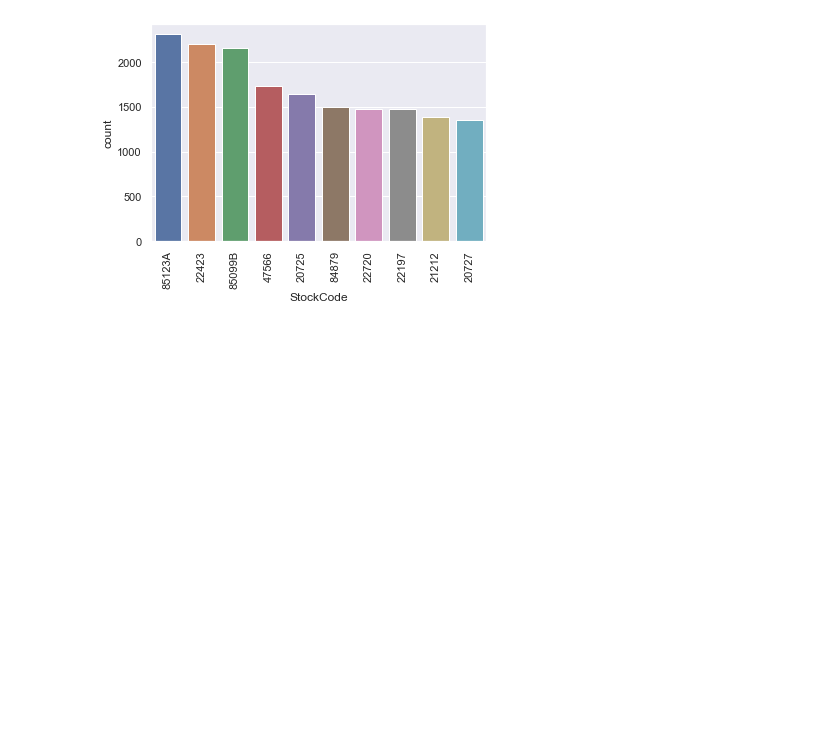
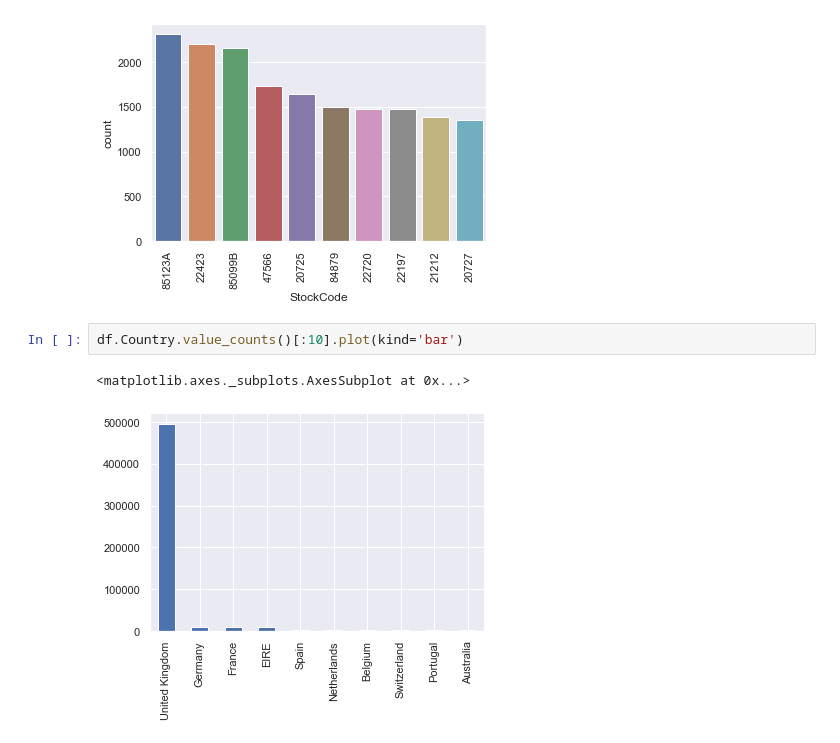
Before and after one commit to arnavdutta/Market-Basket-Analysis, a Jupyter notebook: market-basket-analysis.ipynb, the cells around one changed output. Cells and saved outputs as stored; diff of their text form; blank space fills up the shorter version.

```diff
--- a/market-basket-analysis.ipynb
+++ b/market-basket-analysis.ipynb
@@ -118,3 +118,8 @@ plt.xticks(rotation=90)
 plt.show()
 # %% [output]
 [figure]
+# %%
+df.Country.value_counts()[:10].plot(kind='bar')
+# %% [output]
+<matplotlib.axes._subplots.AxesSubplot at 0x...>
+[figure, added]
```
Also changed, not shown: parts of 4 cells of this notebook.
